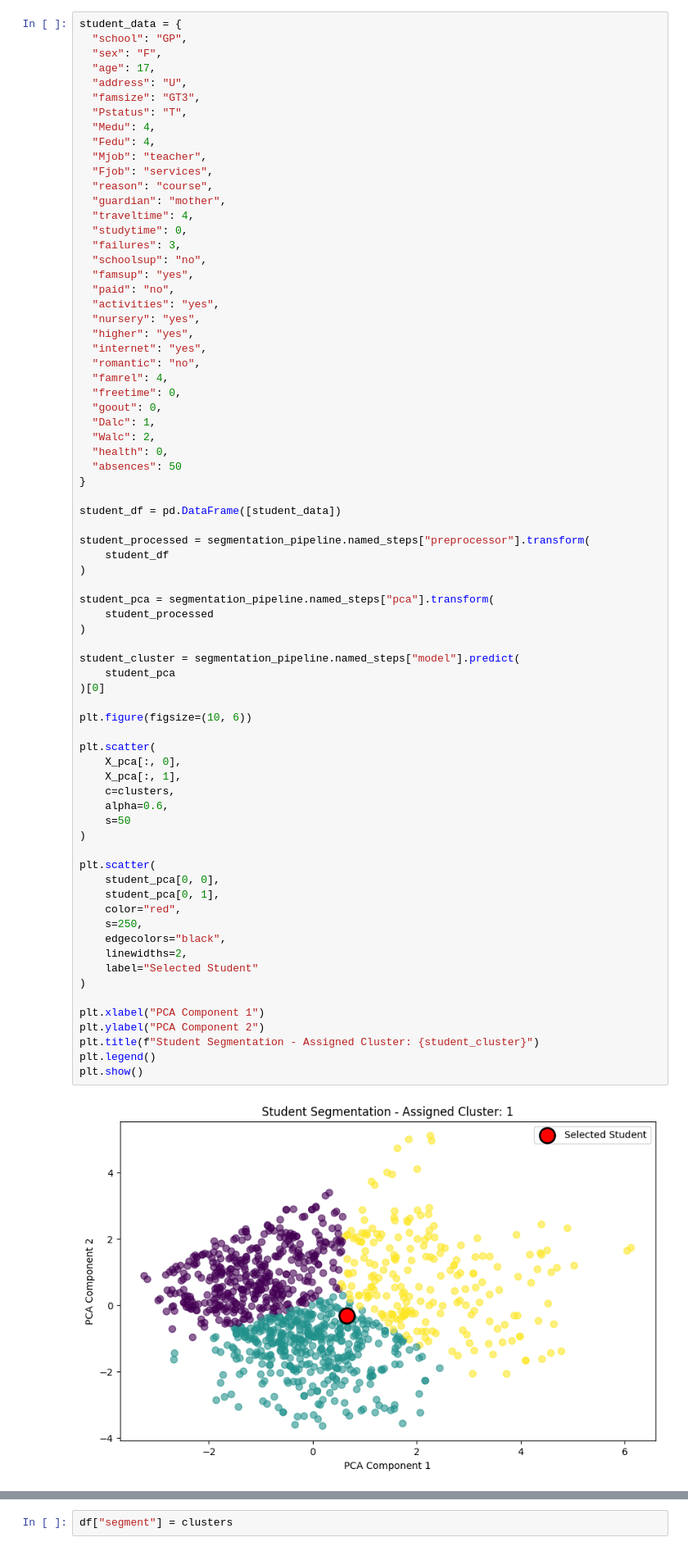
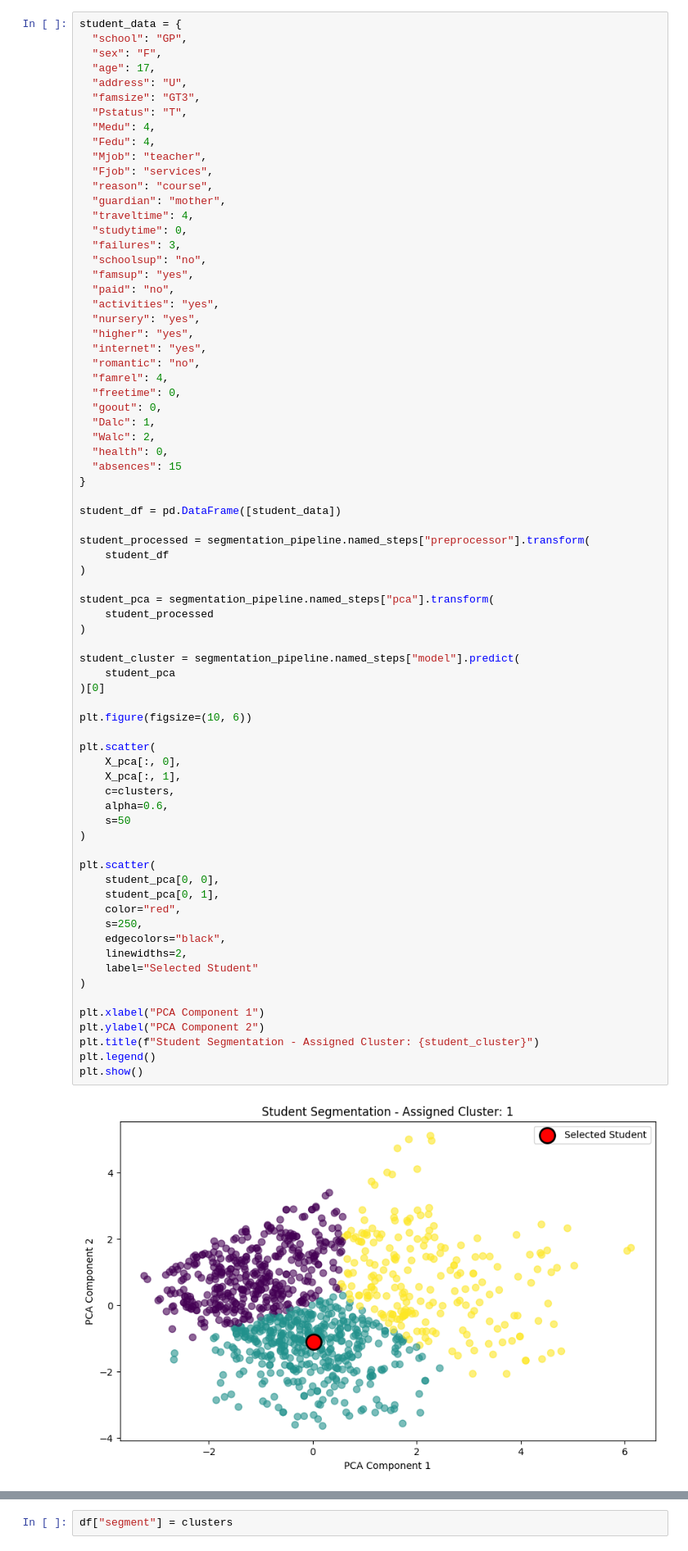
Before and after one commit to dogukanozcelik/student-performance-predictor, a Jupyter notebook: model-service/segmentation.ipynb, the cells around one changed output, grey strips where cells are left out. Shown at 82% size. Drawn from its saved outputs; the diff is of its cells as text.

```diff
--- a/model-service/segmentation.ipynb
+++ b/model-service/segmentation.ipynb
@@ -178,7 +178,7 @@ student_data = {
   "Dalc": 1,
   "Walc": 2,
   "health": 0,
-  "absences": 50
+  "absences": 15
 }
 
 student_df = pd.DataFrame([student_data])
@@ -194,34 +194,34 @@ student_pca = segmentation_pipeline.named_steps["pca"].transform(
 student_cluster = segmentation_pipeline.named_steps["model"].predict(
     student_pca
 )[0]
 
 plt.figure(figsize=(10, 6))
 
 plt.scatter(
     X_pca[:, 0],
     X_pca[:, 1],
     c=clusters,
     alpha=0.6,
     s=50
 )
 
 plt.scatter(
     student_pca[0, 0],
     student_pca[0, 1],
     color="red",
     s=250,
     edgecolors="black",
     linewidths=2,
     label="Selected Student"
 )
 
 plt.xlabel("PCA Component 1")
 plt.ylabel("PCA Component 2")
 plt.title(f"Student Segmentation - Assigned Cluster: {student_cluster}")
 plt.legend()
 plt.show()
 # %% [output]
-[figure, old version]
+[figure, new version]
 # %% [markdown]
 ## Attach Cluster Labels
 
```
Also changed, not shown: 4 other files.
